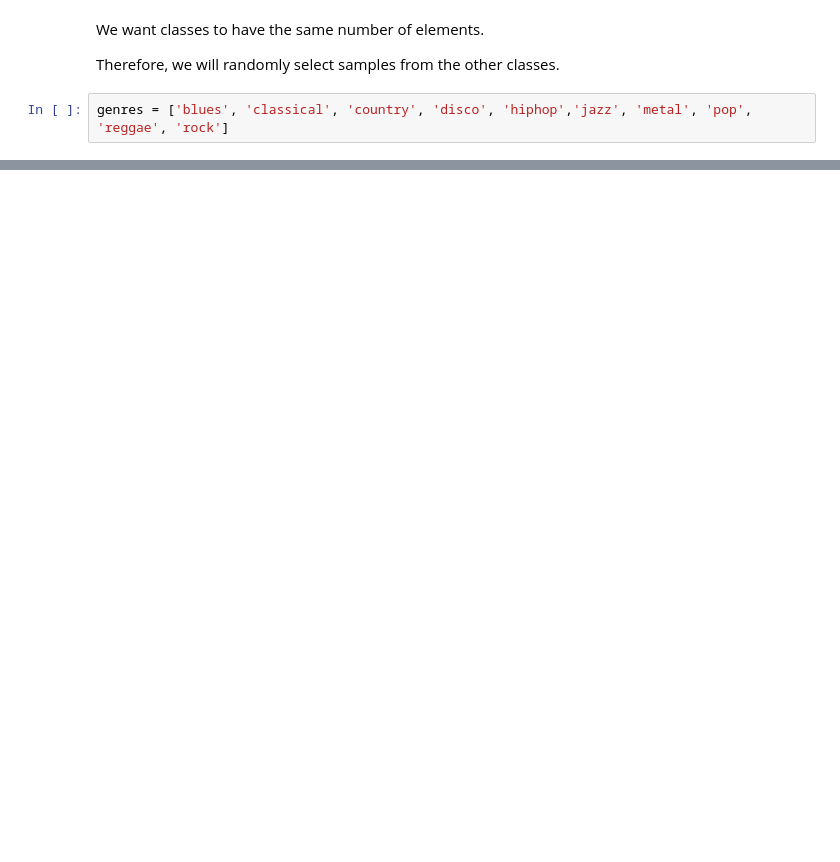
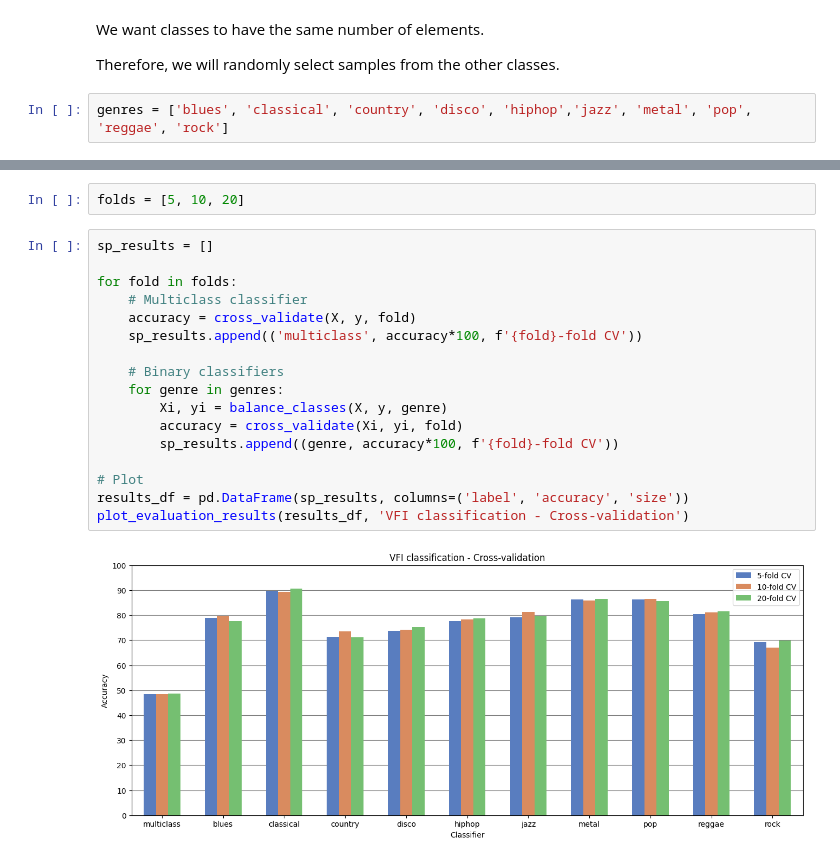
Before and after one commit to albertopirillo/naml-project-2023, a Jupyter notebook: VFI.ipynb, the cells around one changed output, grey strips where cells are left out. Cells and saved outputs as stored; diff of their text form; blank space fills up the shorter version.

```diff
--- a/VFI.ipynb
+++ b/VFI.ipynb
@@ -82,0 +123,21 @@ plot_accuracies(labels, accuracy_list, "Balanced VFI classification")
+# %%
+folds = [5, 10, 20]
+# %%
+sp_results = []
+
+for fold in folds:
+    # Multiclass classifier
+    accuracy = cross_validate(X, y, fold)
+    sp_results.append(('multiclass', accuracy*100, f'{fold}-fold CV'))
+
+    # Binary classifiers
+    for genre in genres:
+        Xi, yi = balance_classes(X, y, genre)
+        accuracy = cross_validate(Xi, yi, fold)
+        sp_results.append((genre, accuracy*100, f'{fold}-fold CV'))
+
+# Plot
+results_df = pd.DataFrame(sp_results, columns=('label', 'accuracy', 'size'))
+plot_evaluation_results(results_df, 'VFI classification - Cross-validation')
+# %% [output]
+[figure, added]
```
Also changed, not shown: parts of 12 cells of this notebook, 2 other files.
